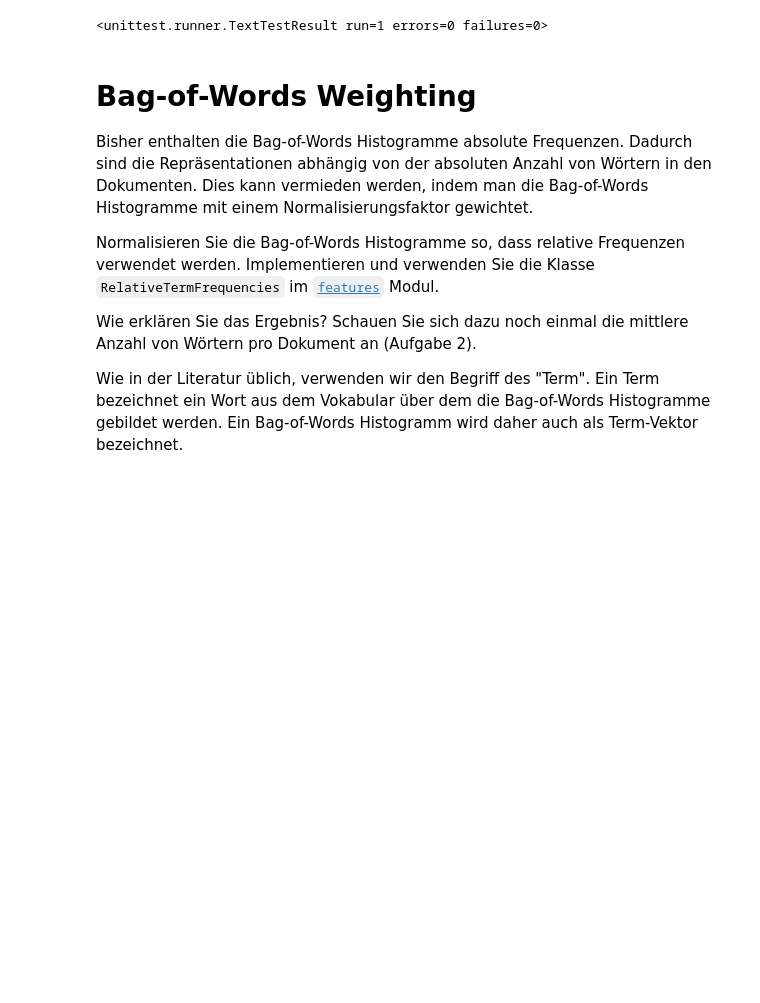
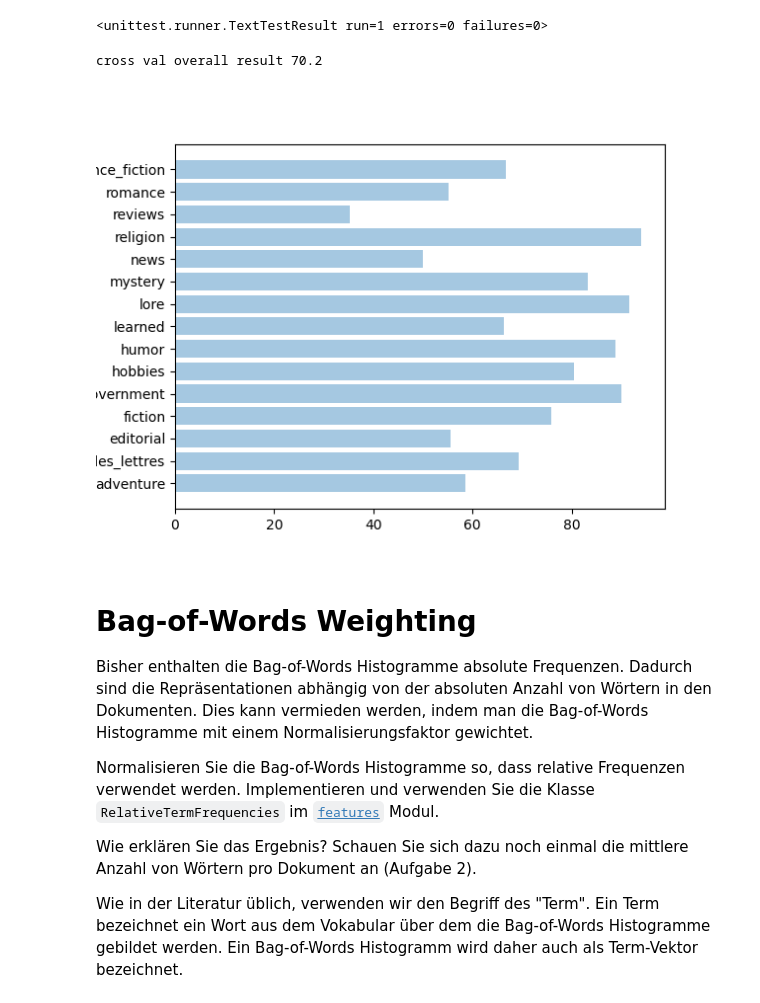
Before and after one commit to magdyamr542/fachprojekt, a Jupyter notebook: aufgabe3/aufgabe03.ipynb, the cells around one changed output. Cells and saved outputs as stored; diff of their text form; code cells hidden in the pictures; blank space fills up the shorter version.

```diff
--- a/aufgabe3/aufgabe03.ipynb
+++ b/aufgabe3/aufgabe03.ipynb
@@ -56,3 +47,44 @@ from common.evaluation import CrossValidation
+# %%
+from nltk.corpus import CategorizedCorpusReader
+
+brown : CategorizedCorpusReader = CorpusLoader.brown_corpus()
+brown_categories = brown.categories()
+brown_documents = brown.fileids()
+brown_words = brown.words()
+# %%
+from common.features import BagOfWords, WordListNormalizer
+stop_words = CorpusLoader.stopwords_corpus()
+normalizer =  WordListNormalizer(stop_words)
+words , stemmed_words  = normalizer.normalize_words(brown_words)
+vocabulary = BagOfWords.most_freq_words(stemmed_words , 500)
+category_wordlists_dict = {}
+for category in brown_categories:
+	category_wordlists_dict[category] = []
+	docs = brown.fileids(categories=category)
+	for doc in docs:
+		words  = brown.words(fileids=doc)
+		category_wordlists_dict[category].append(words)
+bow = BagOfWords(vocabulary)
+category_bow_dict = bow.category_bow_dict(category_wordlists_dict)
+# %%
+from common.features import BagOfWords, WordListNormalizer
+from common.classification import KNNClassifier
+from common.evaluation import CrossValidation
+from common.visualization import hbar_plot
+
+def processCategoryBowDict(category_bow_dict):
+	cv = CrossValidation(category_bow_dict , 5)
+	knn_classifier = KNNClassifier(k_neighbors=3, metric='euclidean')
+	crossval_overall_result, crossval_class_results = cv.validate(knn_classifier)
+	print("cross val overall result" , crossval_overall_result)
+	categories = [res[0] for res in crossval_class_results]
+	categories_results = [res[1] for res in crossval_class_results]
+	hbar_plot( categories_results , categories)
+# %%
+processCategoryBowDict(category_bow_dict)
+# %% [output]
+cross val overall result 70.2
+[figure, added]
 # %% [markdown]
 # Bag-of-Words Weighting
 
```
Also changed, not shown: parts of 6 cells of this notebook, 4 other files.
